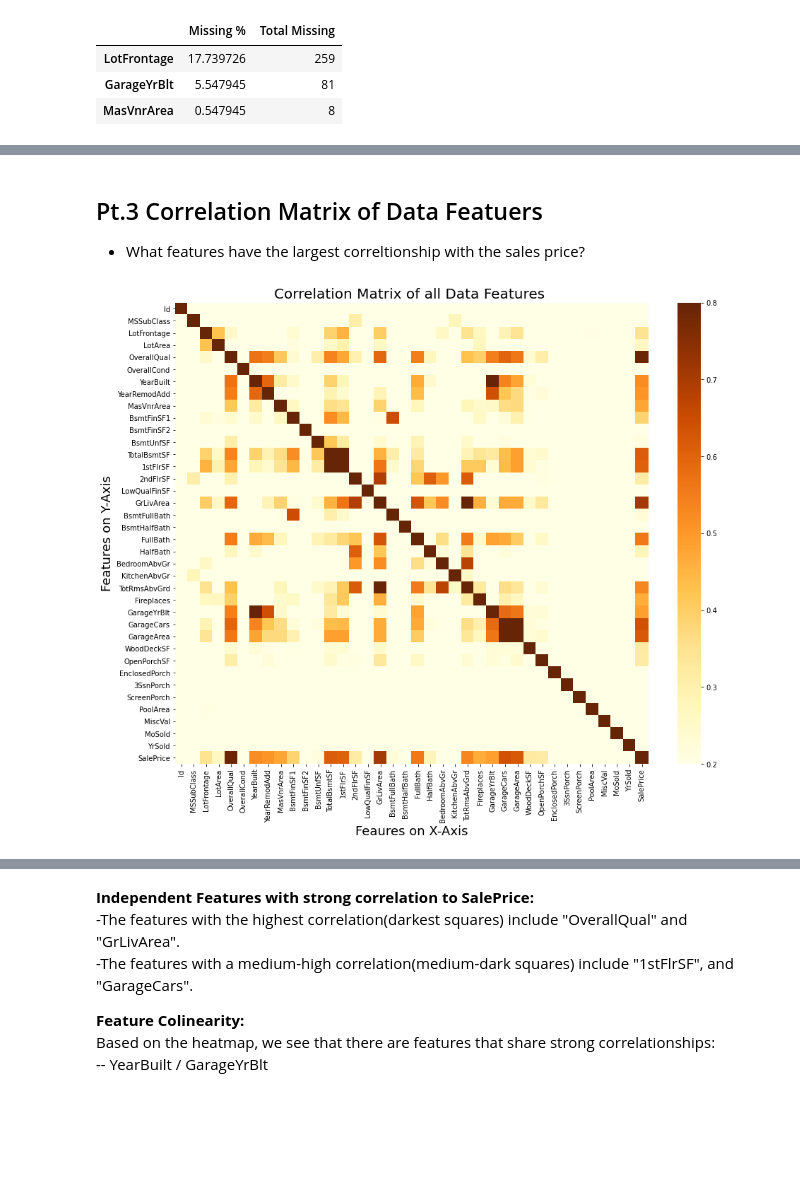
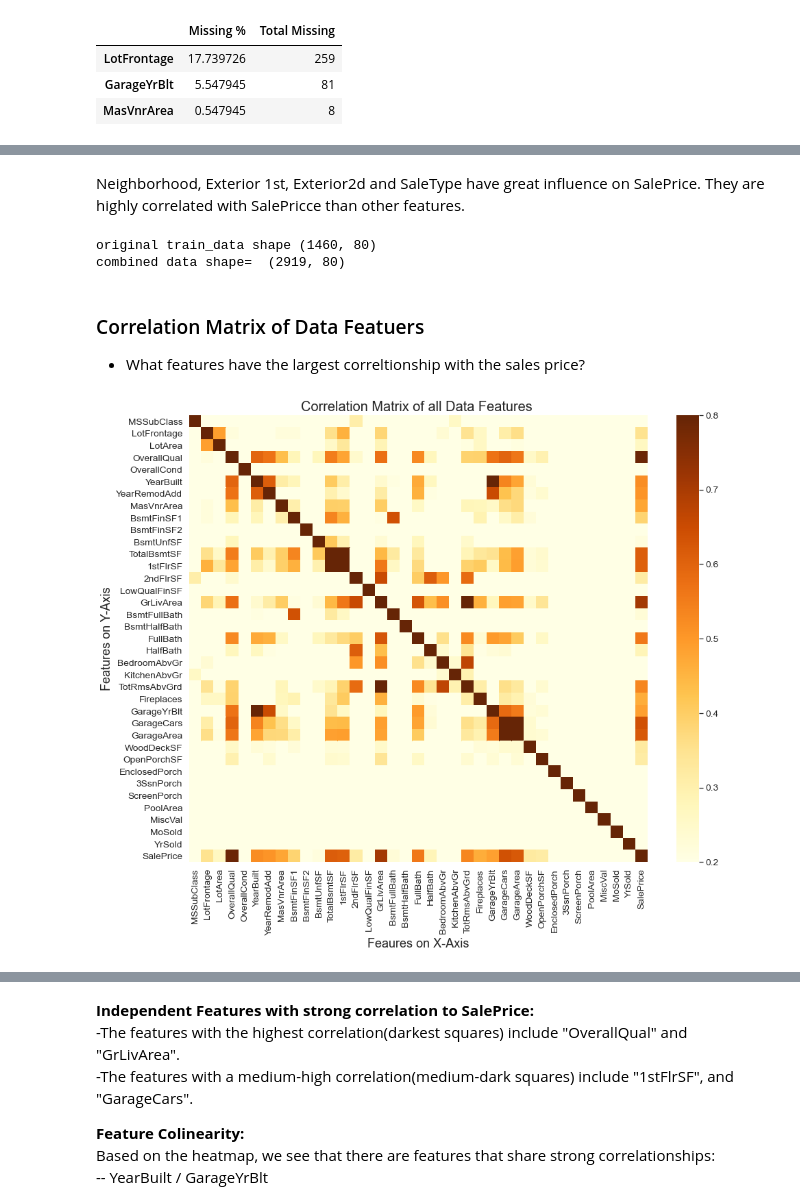
Before and after one commit to dtrinidad002/W207_Final_Project, a Jupyter notebook: Notebook_2_ExploratoryDataAnalysis.ipynb, the cells around one changed output, grey strips where cells are left out. Saved outputs shown, nothing was run; the diff lists cells and outputs as text; code cells hidden in the pictures; blank space fills up the shorter version.

```diff
--- a/Notebook_2_ExploratoryDataAnalysis.ipynb
+++ b/Notebook_2_ExploratoryDataAnalysis.ipynb
@@ -57,8 +63,8 @@ from sklearn import metrics
 # %%
 #https://www.kaggle.com/c/house-prices-advanced-regression-techniques
 
-train_data = pd.read_csv('train.csv',na_values=['?',''],delimiter=',',delim_whitespace=False)
-test_data = pd.read_csv('test.csv',na_values=['?',''],delimiter=',',delim_whitespace=False)
+train_data = pd.read_csv('data/train.csv')
+test_data = pd.read_csv('data/test.csv')
 # %%
 train_data.shape
 # %% [output]
@@ -87,6 +93,11 @@ train_data.head()
 | 3 | 4 | 70 | RL | 60.0 | 9550 | Pave | NaN | IR1 | Lvl | ... |
 | 4 | 5 | 60 | RL | 84.0 | 14260 | Pave | NaN | IR1 | Lvl | ... |
 5 rows × 81 columns
+# %%
+#Removing the id column since it doesnt help the prediction.
+#However id column is required in order to submit a prediction
+train_data.drop("Id", axis = 1, inplace = True)
+test_data.drop("Id", axis = 1, inplace = True)
 # %% [markdown]
 ## Pt.2 Missing Values
 # %% [markdown]
@@ -148,11 +270,24 @@ float_misstable.loc[float_misstable['Total Missing'] > 0,:].sort_values(by = "Mi
+# %% [markdown]
+Neighborhood, Exterior 1st, Exterior2d and SaleType have great influence on SalePrice. They are highly correlated with SalePricce than other features.
+# %%
+## Merdging Train Data and Test Data
+train_len = len(train_data) # created length of the train data so that after EDA is done we can seperate the train and test data
+combined_data = pd.concat(objs=[train_data, test_data], axis=0).reset_index(drop=True)
+# %%
+print("original train_data shape", train_data.shape)
+print("combined data shape= ", combined_data.shape)
+# %% [output]
+original train_data shape (1460, 80)
+combined data shape=  (2919, 80)
 # %% [markdown]
-## Pt.3 Correlation Matrix of Data Featuers
+### Correlation Matrix of Data Featuers
 - What features have the largest correltionship with the sales price?
 # %%
 plt.subplots(figsize=(15, 12))
-sns.heatmap(train_data.corr(), vmin=0.2, vmax=0.8, cmap = "YlOrBr")
+sns.heatmap(combined_data.corr(), vmin=0.2, vmax=0.8, cmap = "YlOrBr")
+
 plt.xlabel('Feaures on X-Axis',fontsize= 18)
 plt.ylabel('Features on Y-Axis',fontsize= 18)
 plt.title('Correlation Matrix of all Data Features ', fontsize= 20);
 # %% [output]
-[figure, old version]
+[figure, new version]
```
Also changed, not shown: parts of 21 cells of this notebook.
